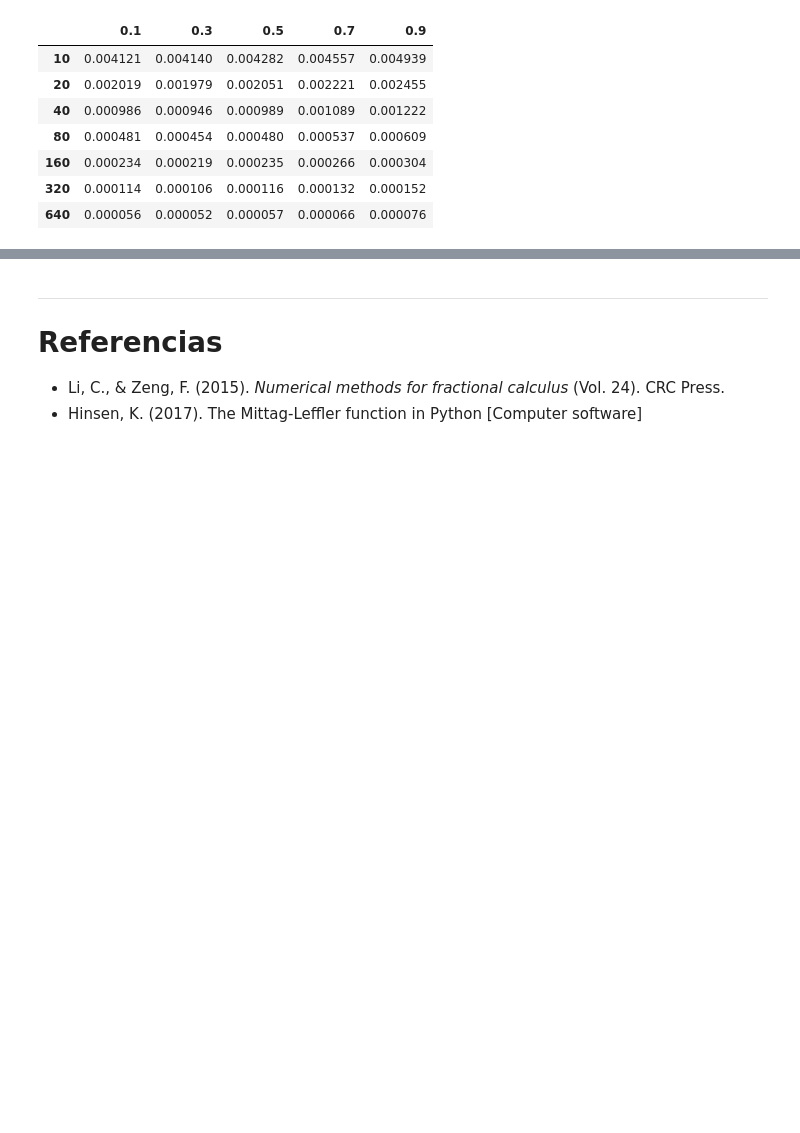
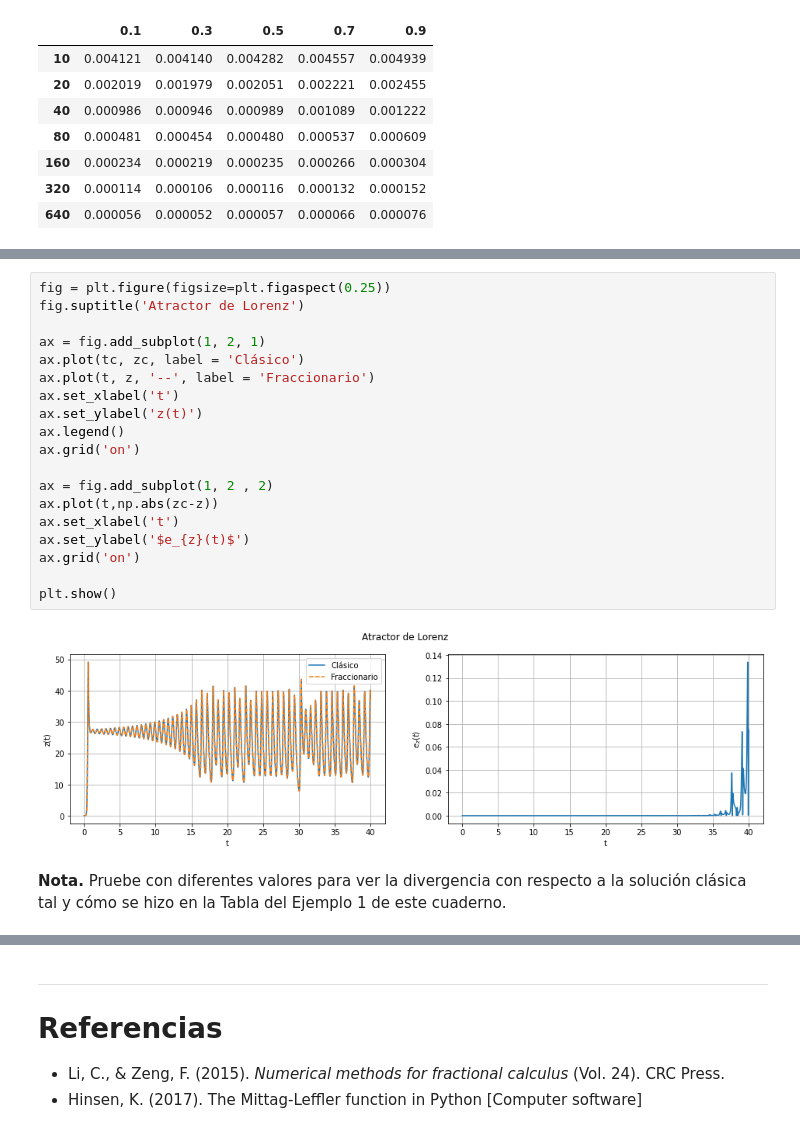
Before and after one commit to jesolisp/Fractional_Numerical_Methods, a Jupyter notebook: 01_Metodo_de_Euler_fraccionario.ipynb, the cells around one changed output, grey strips where cells are left out. Saved outputs shown, nothing was run; the diff lists cells and outputs as text; blank space fills up the shorter version.

```diff
--- a/01_Metodo_de_Euler_fraccionario.ipynb
+++ b/01_Metodo_de_Euler_fraccionario.ipynb
@@ -217,0 +427,23 @@ pd.DataFrame(get_table(alpha, Delta_t), columns = alpha, index = Delta_t)
+# %%
+fig = plt.figure(figsize=plt.figaspect(0.25))
+fig.suptitle('Atractor de Lorenz')
+
+ax = fig.add_subplot(1, 2, 1)
+ax.plot(tc, zc, label = 'Clásico')
+ax.plot(t, z, '--', label = 'Fraccionario')
+ax.set_xlabel('t')
+ax.set_ylabel('z(t)')
+ax.legend()
+ax.grid('on')
+
+ax = fig.add_subplot(1, 2 , 2)
+ax.plot(t,np.abs(zc-z))
+ax.set_xlabel('t')
+ax.set_ylabel('$e_{z}(t)$')
+ax.grid('on')
+
+plt.show()
+# %% [output]
+[figure, added]
+# %% [markdown]
+**Nota.** Pruebe con diferentes valores para ver la divergencia con respecto a la solución clásica tal y cómo se hizo en la Tabla del Ejemplo 1 de este cuaderno.
```
Also changed, not shown: parts of 16 cells of this notebook.
